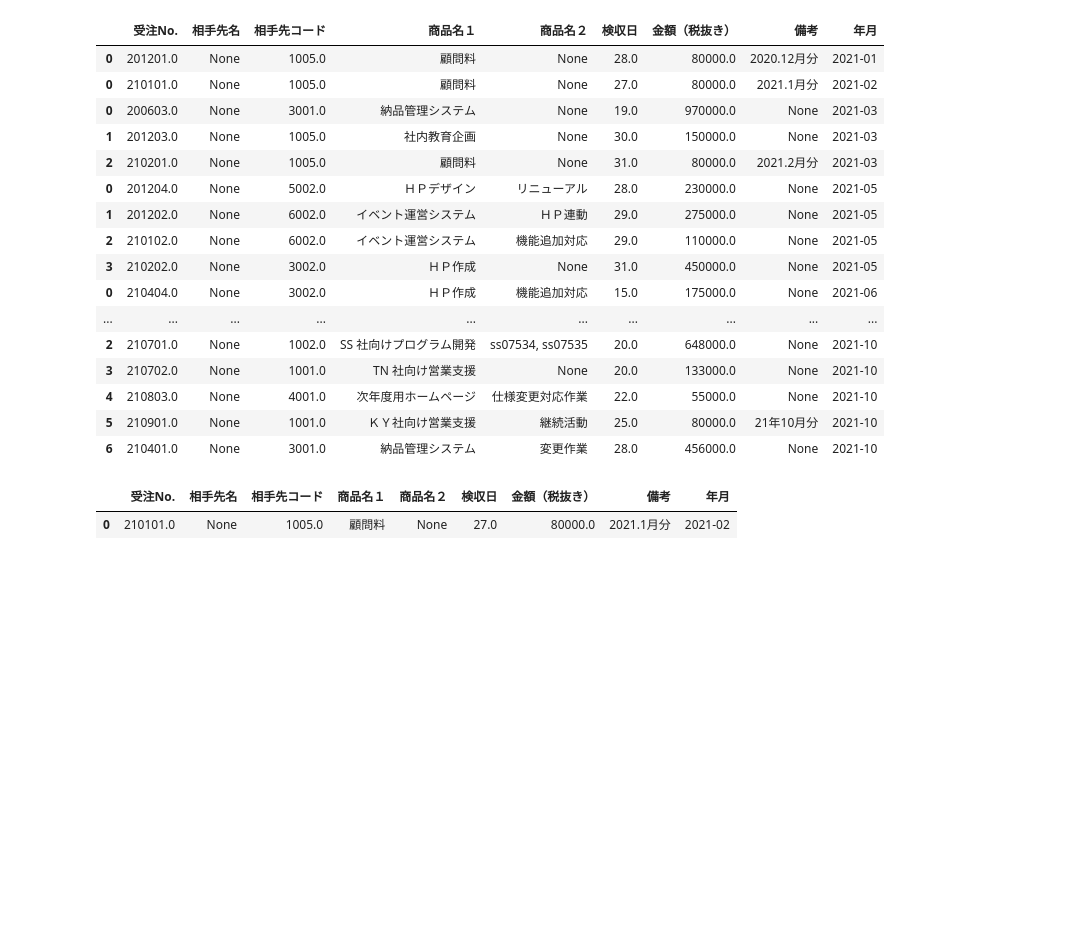
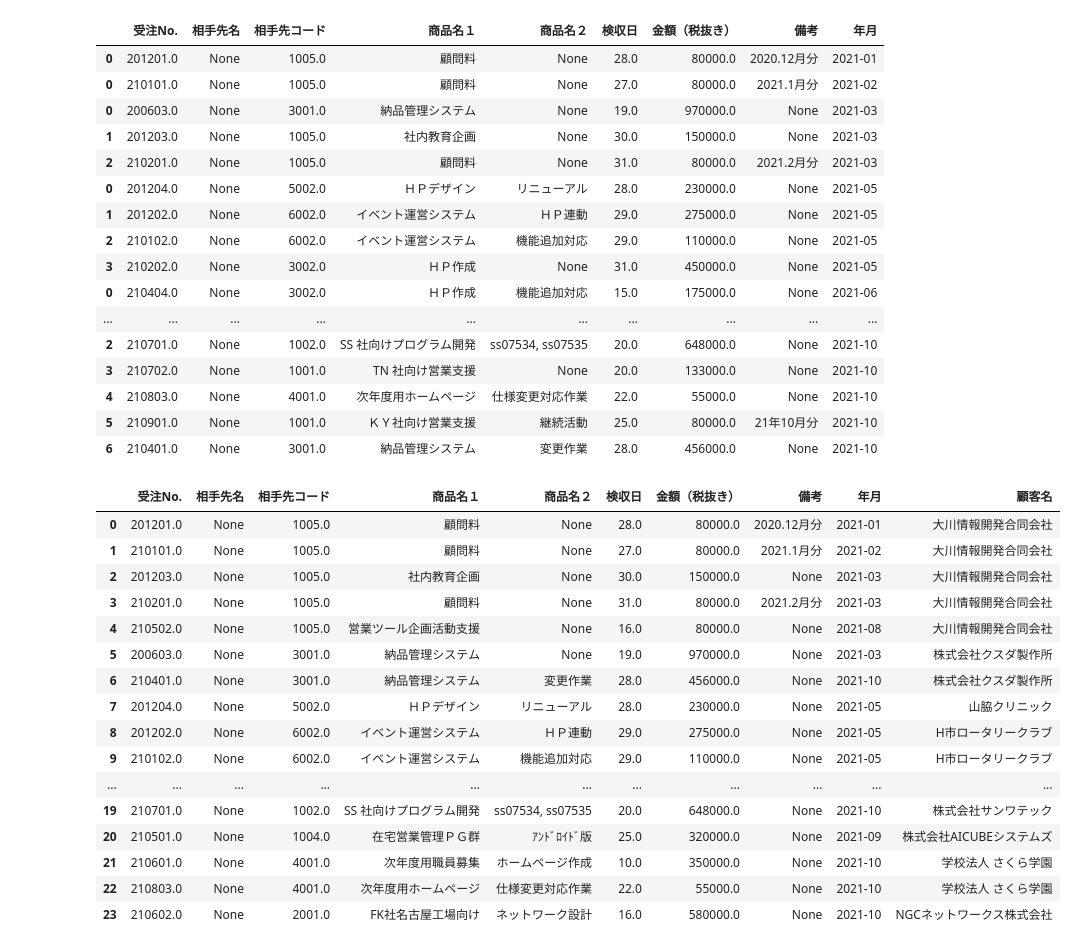
Before and after one commit to Satou-Kazuki/Cloud_Dev_Study, a Jupyter notebook: work/sato-kazuki.ipynb, the cells around one changed output. Cells and saved outputs as stored; diff of their text form; code cells hidden in the pictures; blank space fills up the shorter version.

```diff
--- a/work/sato-kazuki.ipynb
+++ b/work/sato-kazuki.ipynb
@@ -48,12 +48,14 @@ def get_list_2d(sheet, start_row, end_row, start_col, end_col):
                                           min_col=start_col,
                                           max_col=end_col))
 
+#顧客管理テーブルシートを読み込んでデータフレーム化
 cs = wb2["顧客管理テーブル"]
 cs_list = get_list_2d(cs,3,cs.max_row,1,2)
 
 cs_df = pd.DataFrame(cs_list)
 cs_df = cs_df.dropna(how='all')
-cs_df.columns = ['顧客ＣＤ','顧客名']
+#請求一覧と合体させたいので顧客ＣＤを相手先コードにする
+cs_df.columns = ['相手先コード','顧客名']
 display(cs_df)
 # %% [output]
 ['受注No.', '相手先名', '相手先コード', '商品名１', '商品名２', '検収日', '金額（税抜き）', '備考']
@@ -90,33 +92,53 @@ for i,sheet in enumerate(sheet_list):
     seikyu_df = seikyu_df.dropna(how='all')
     seikyu_df['年月'] = date_ym
     #seikyu_df = seikyu_df.set_index('年月',drop = True)
     seikyu_all = pd.concat([seikyu_all, seikyu_df])
 
 display(seikyu_all)
 
 seikyu_sitei = pd.DataFrame()
 
-seikyu_sitei = seikyu_all[(seikyu_all["相手先コード"] == 1005) &  (seikyu_all["年月"] == "2021-02")]
+#seikyu_sitei = seikyu_all[(seikyu_all["相手先コード"] == 1005) &  (seikyu_all["年月"] == "2021-02")]
+seikyu_sitei = seikyu_all[seikyu_all["相手先コード"] == 1005]
+
+#請求一覧、顧客一覧データフレームをマージする。
+merge_df = pd.merge(seikyu_all,cs_df)
 display(seikyu_sitei)
+display(merge_df)
 
 #pprint.pprint(l_2d, width=40)
 # %% [output]
 |  | 受注No. | 相手先名 | 相手先コード | 商品名１ | 商品名２ | 検収日 | 金額（税抜き） | 備考 | 年月 |
 | 0 | 201201.0 | None | 1005.0 | 顧問料 | None | 28.0 | 80000.0 | 2020.12月分 | 2021-01 |
 | 0 | 210101.0 | None | 1005.0 | 顧問料 | None | 27.0 | 80000.0 | 2021.1月分 | 2021-02 |
 | 0 | 200603.0 | None | 3001.0 | 納品管理システム | None | 19.0 | 970000.0 | None | 2021-03 |
 | 1 | 201203.0 | None | 1005.0 | 社内教育企画 | None | 30.0 | 150000.0 | None | 2021-03 |
 | 2 | 210201.0 | None | 1005.0 | 顧問料 | None | 31.0 | 80000.0 | 2021.2月分 | 2021-03 |
 | 0 | 201204.0 | None | 5002.0 | ＨＰデザイン | リニューアル | 28.0 | 230000.0 | None | 2021-05 |
 | 1 | 201202.0 | None | 6002.0 | イベント運営システム | ＨＰ連動 | 29.0 | 275000.0 | None | 2021-05 |
 | 2 | 210102.0 | None | 6002.0 | イベント運営システム | 機能追加対応 | 29.0 | 110000.0 | None | 2021-05 |
 | 3 | 210202.0 | None | 3002.0 | ＨＰ作成 | None | 31.0 | 450000.0 | None | 2021-05 |
 | 0 | 210404.0 | None | 3002.0 | ＨＰ作成 | 機能追加対応 | 15.0 | 175000.0 | None | 2021-06 |
 | ... | ... | ... | ... | ... | ... | ... | ... | ... | ... |
 | 2 | 210701.0 | None | 1002.0 | SS 社向けプログラム開発 | ss07534, ss07535 | 20.0 | 648000.0 | None | 2021-10 |
 | 3 | 210702.0 | None | 1001.0 | TN 社向け営業支援 | None | 20.0 | 133000.0 | None | 2021-10 |
 | 4 | 210803.0 | None | 4001.0 | 次年度用ホームページ | 仕様変更対応作業 | 22.0 | 55000.0 | None | 2021-10 |
 | 5 | 210901.0 | None | 1001.0 | ＫＹ社向け営業支援 | 継続活動 | 25.0 | 80000.0 | 21年10月分 | 2021-10 |
 | 6 | 210401.0 | None | 3001.0 | 納品管理システム | 変更作業 | 28.0 | 456000.0 | None | 2021-10 |
-|  | 受注No. | 相手先名 | 相手先コード | 商品名１ | 商品名２ | 検収日 | 金額（税抜き） | 備考 | 年月 |
-| 0 | 210101.0 | None | 1005.0 | 顧問料 | None | 27.0 | 80000.0 | 2021.1月分 | 2021-02 |
+|  | 受注No. | 相手先名 | 相手先コード | 商品名１ | 商品名２ | 検収日 | 金額（税抜き） | 備考 | 年月 | 顧客名 |
+| 0 | 201201.0 | None | 1005.0 | 顧問料 | None | 28.0 | 80000.0 | 2020.12月分 | 2021-01 | 大川情報開発合同会社 |
+| 1 | 210101.0 | None | 1005.0 | 顧問料 | None | 27.0 | 80000.0 | 2021.1月分 | 2021-02 | 大川情報開発合同会社 |
+| 2 | 201203.0 | None | 1005.0 | 社内教育企画 | None | 30.0 | 150000.0 | None | 2021-03 | 大川情報開発合同会社 |
+| 3 | 210201.0 | None | 1005.0 | 顧問料 | None | 31.0 | 80000.0 | 2021.2月分 | 2021-03 | 大川情報開発合同会社 |
+| 4 | 210502.0 | None | 1005.0 | 営業ツール企画活動支援 | None | 16.0 | 80000.0 | None | 2021-08 | 大川情報開発合同会社 |
+| 5 | 200603.0 | None | 3001.0 | 納品管理システム | None | 19.0 | 970000.0 | None | 2021-03 | 株式会社クスダ製作所 |
+| 6 | 210401.0 | None | 3001.0 | 納品管理システム | 変更作業 | 28.0 | 456000.0 | None | 2021-10 | 株式会社クスダ製作所 |
+| 7 | 201204.0 | None | 5002.0 | ＨＰデザイン | リニューアル | 28.0 | 230000.0 | None | 2021-05 | 山脇クリニック |
+| 8 | 201202.0 | None | 6002.0 | イベント運営システム | ＨＰ連動 | 29.0 | 275000.0 | None | 2021-05 | H市ロータリークラブ |
+| 9 | 210102.0 | None | 6002.0 | イベント運営システム | 機能追加対応 | 29.0 | 110000.0 | None | 2021-05 | H市ロータリークラブ |
+| ... | ... | ... | ... | ... | ... | ... | ... | ... | ... | ... |
+| 19 | 210701.0 | None | 1002.0 | SS 社向けプログラム開発 | ss07534, ss07535 | 20.0 | 648000.0 | None | 2021-10 | 株式会社サンワテック |
+| 20 | 210501.0 | None | 1004.0 | 在宅営業管理ＰＧ群 | ｱﾝﾄﾞﾛｲﾄﾞ版 | 25.0 | 320000.0 | None | 2021-09 | 株式会社AICUBEシステムズ |
+| 21 | 210601.0 | None | 4001.0 | 次年度用職員募集 | ホームページ作成 | 10.0 | 350000.0 | None | 2021-10 | 学校法人 さくら学園 |
+| 22 | 210803.0 | None | 4001.0 | 次年度用ホームページ | 仕様変更対応作業 | 22.0 | 55000.0 | None | 2021-10 | 学校法人 さくら学園 |
+| 23 | 210602.0 | None | 2001.0 | FK社名古屋工場向け | ネットワーク設計 | 16.0 | 580000.0 | None | 2021-10 | NGCネットワークス株式会社 |
```
Also changed, not shown: parts of 1 cell of this notebook.
